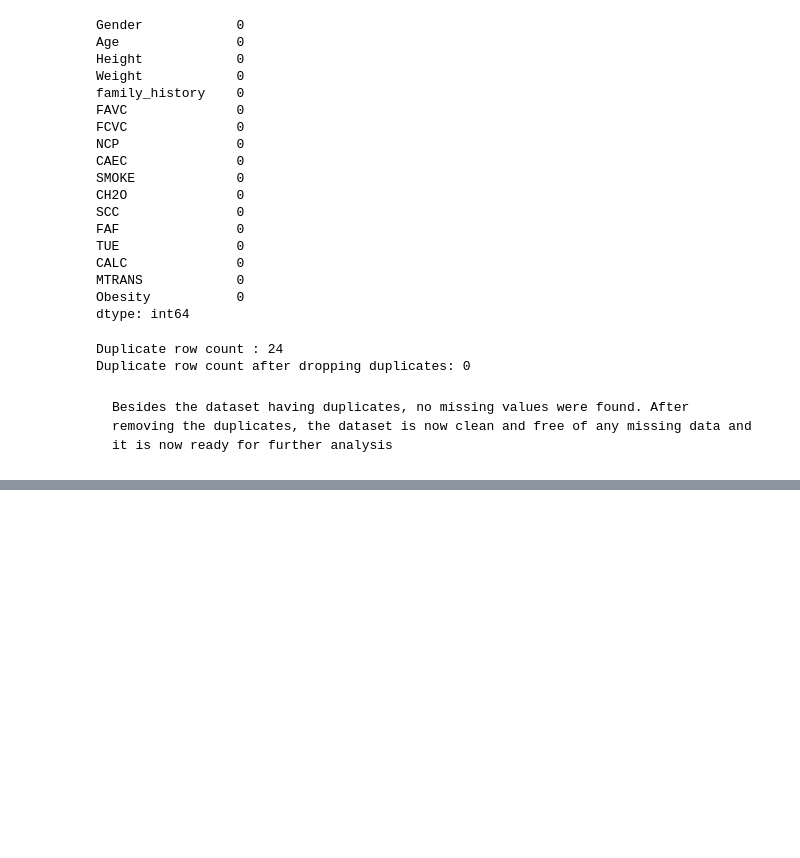
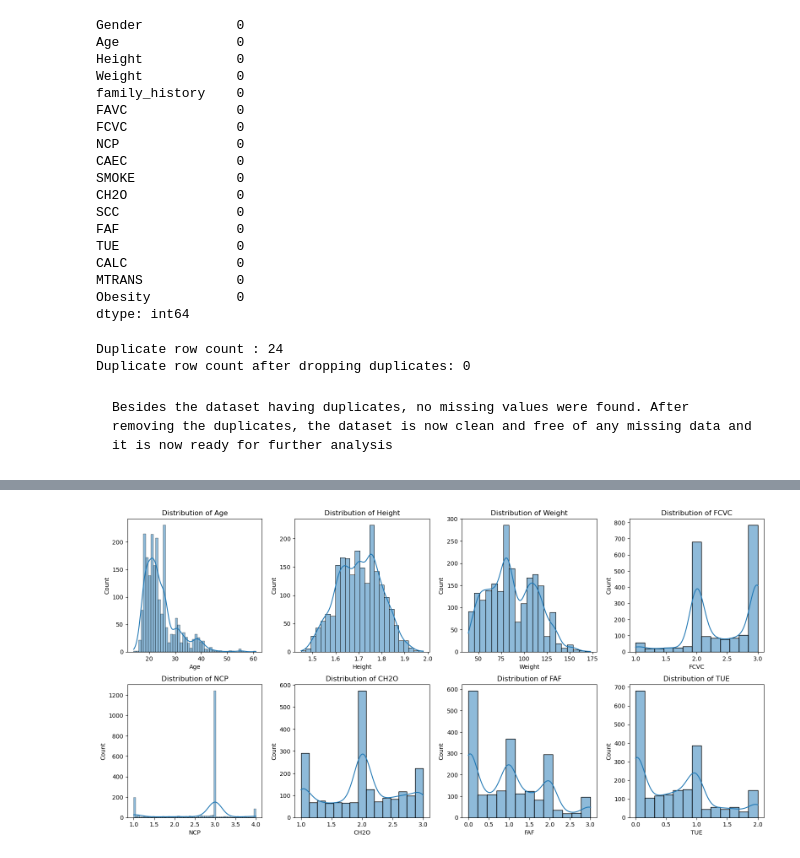
Before and after one commit to lamelkekana/Obesity_Prediction, a Jupyter notebook: obesity_prediction.ipynb, the cells around one changed output, grey strips where cells are left out. Drawn from its saved outputs; the diff is of its cells as text; code cells hidden in the pictures; blank space fills up the shorter version.

Commit message:
univariate analysis

```diff
--- a/obesity_prediction.ipynb
+++ b/obesity_prediction.ipynb
@@ -335,0 +417,14 @@ Duplicate row count after dropping duplicates: 0
+# %%
+# Univariate analysis - Numerical features (display all numerical features with 4 per row)
+numerical_columns = ['Age', 'Height', 'Weight', 'FCVC', 'NCP', 'CH2O', 'FAF', 'TUE']
+fig, axes = plt.subplots(2, 4, figsize=(16, 8))  # 2 rows, 4 columns
+
+for i, col in enumerate(numerical_columns):
+    ax = axes[i // 4, i % 4]  # Calculate row and column
+    sns.histplot(df[col], kde=True, ax=ax)
+    ax.set_title(f'Distribution of {col}')
+
+plt.tight_layout(pad=1.0)  # Adjust padding between plots
+plt.show()
+# %% [output]
+[figure, added]
```
Also changed, not shown: parts of 9 cells of this notebook.
